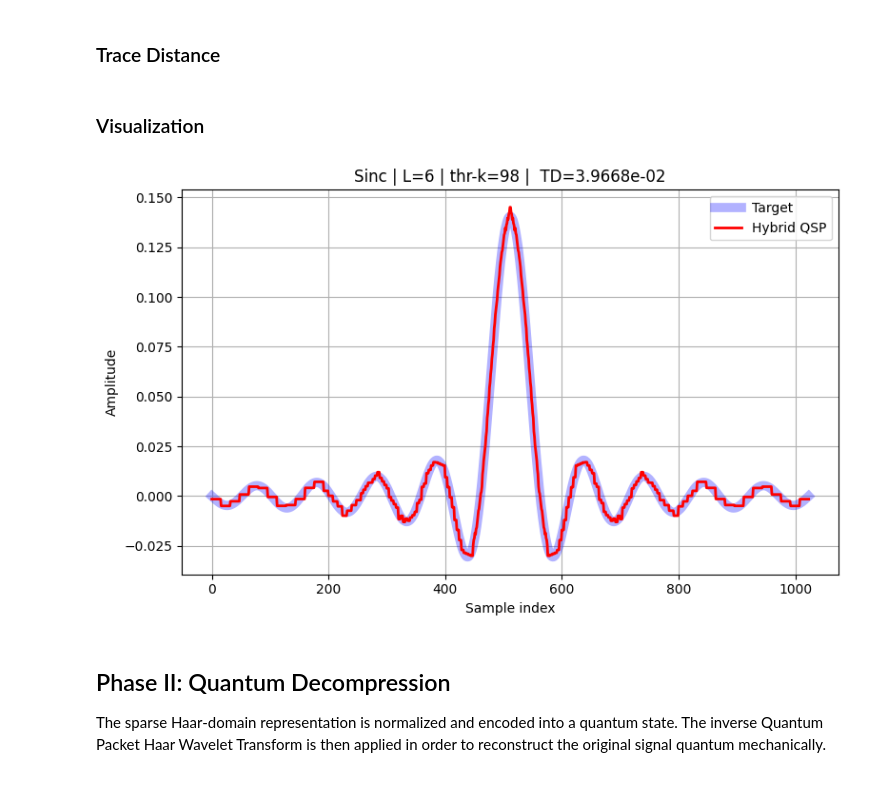
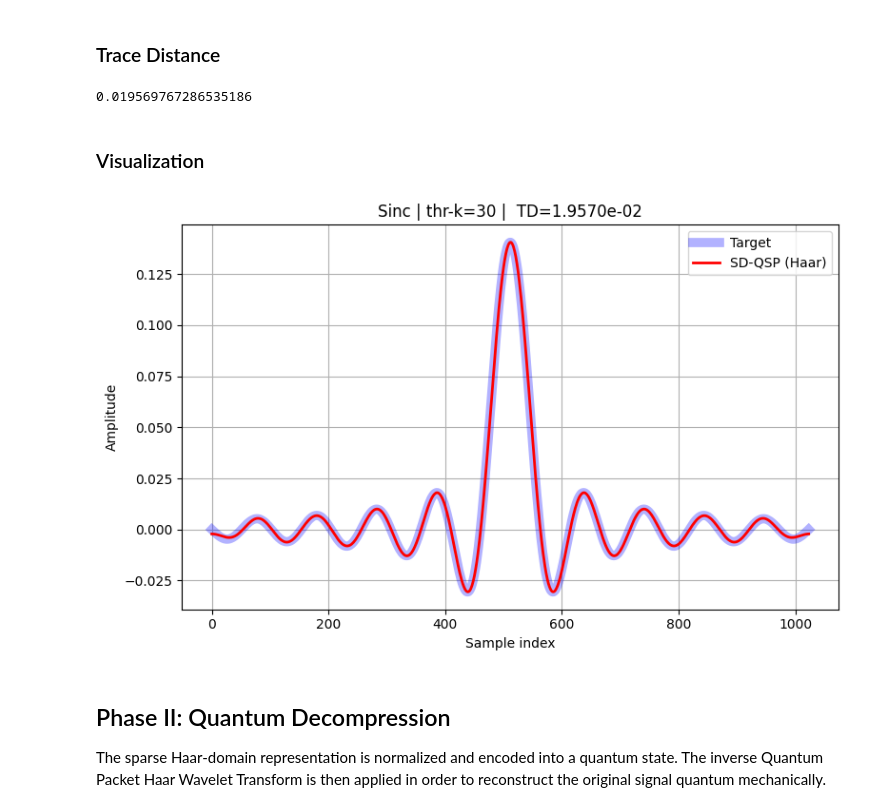
Before and after one commit to emad-boosari/hybrid-qsp, a Jupyter notebook: notebooks/03_Approximate_Preparation_Sinc_Signal.ipynb, the cells around one changed output. Drawn from its saved outputs; the diff is of its cells as text; code cells hidden in the pictures.

```diff
--- a/notebooks/03_Approximate_Preparation_Sinc_Signal.ipynb
+++ b/notebooks/03_Approximate_Preparation_Sinc_Signal.ipynb
@@ -75,4 +201,3 @@ Level=10 | Threshold=5.136e-02 | Nonzero=71 | Sparsity=0.069 | Trace Distance=2.
 # %%
-# Apply 10-level discrete packet Haar wavelet transformation on sinc signal
-level = 6
-X = haar_packet_transform(x, level)
+# Apply DFT
+X_dft = dft(x)
@@ -83,36 +243,38 @@ To obtain a sparse transform-domain representation suitable for sparse quantum s
 # %%
-k = 98
-Xr = top_k_threshold(X, k)
+k = 30
+Xr = top_k_threshold(X_dft, k)
 # %% [markdown]
 ### Normalization
 The `X_norm` is the output of Phase I.
 # %%
-X_norm = Xr/np.linalg.norm(Xr)
+X_norm = Xr.real/np.linalg.norm(Xr.real)
 # %% [markdown]
 ### Classical Signal Reconstruction
 # %%
-x_rec = inverse_haar_packet_transform(X_norm, level)
+x_rec = idft(X_norm).real
 # %% [markdown]
 ### Trace Distance
 # %%
 TD = trace_distance(x_rec, target_f)
+TD
+# %% [output]
+0.019569767286535186
 # %% [markdown]
 ### Visualization
 # %%
 plt.figure(figsize=(8, 5))
 plt.plot(target_f, 'blue', lw=7, alpha=0.3, label="Target")
-plt.plot(x_rec, lw=2, color="red", label="Hybrid QSP")
-plt.title(f"Sinc | L={level} | thr-k={k} |  TD={TD:.4e}")
+plt.plot(x_rec, lw=2, color="red", label="SD-QSP (Haar)")
+plt.title(f"Sinc | thr-k={k} |  TD={TD:.4e}")
 plt.xlabel("Sample index");
 plt.ylabel("Amplitude")
 plt.grid(True);
 plt.legend();
 plt.tight_layout();
 
-plt.savefig("../figures/Sinc_signal_preparation.pdf")
 plt.show()
 # %% [output]
-[figure, old version]
+[figure, new version]
 # %% [markdown]
 ## Phase II: Quantum Decompression
 The sparse Haar-domain representation is normalized and encoded into a quantum state. The inverse Quantum Packet Haar Wavelet Transform is then applied in order to reconstruct the original signal quantum mechanically.
```
Also changed, not shown: parts of 30 cells of this notebook.
